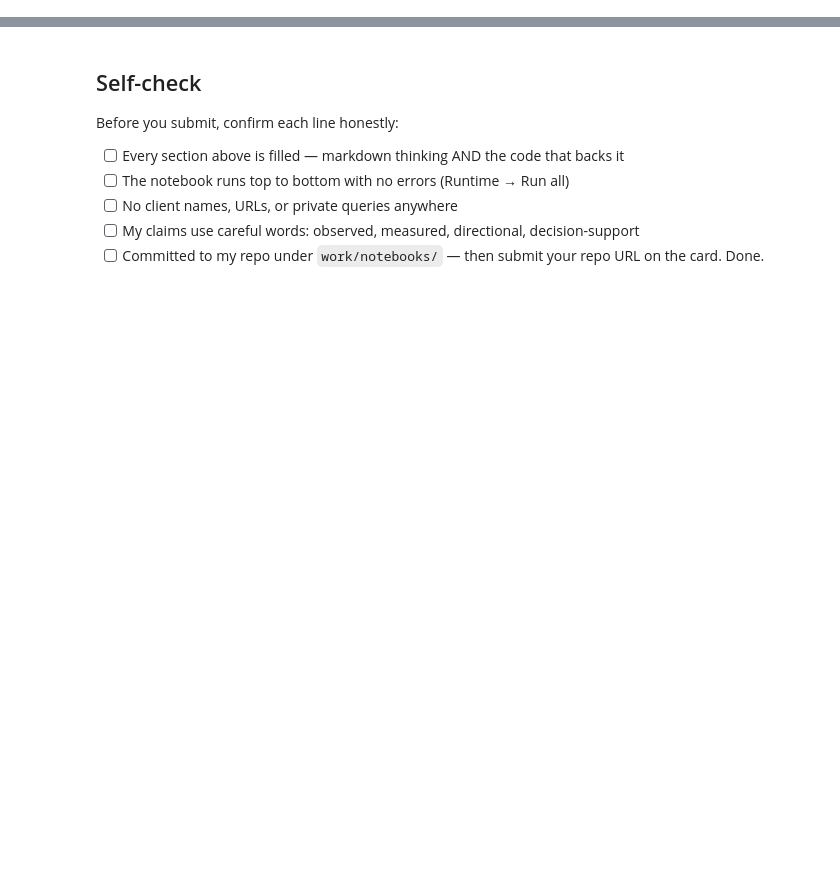
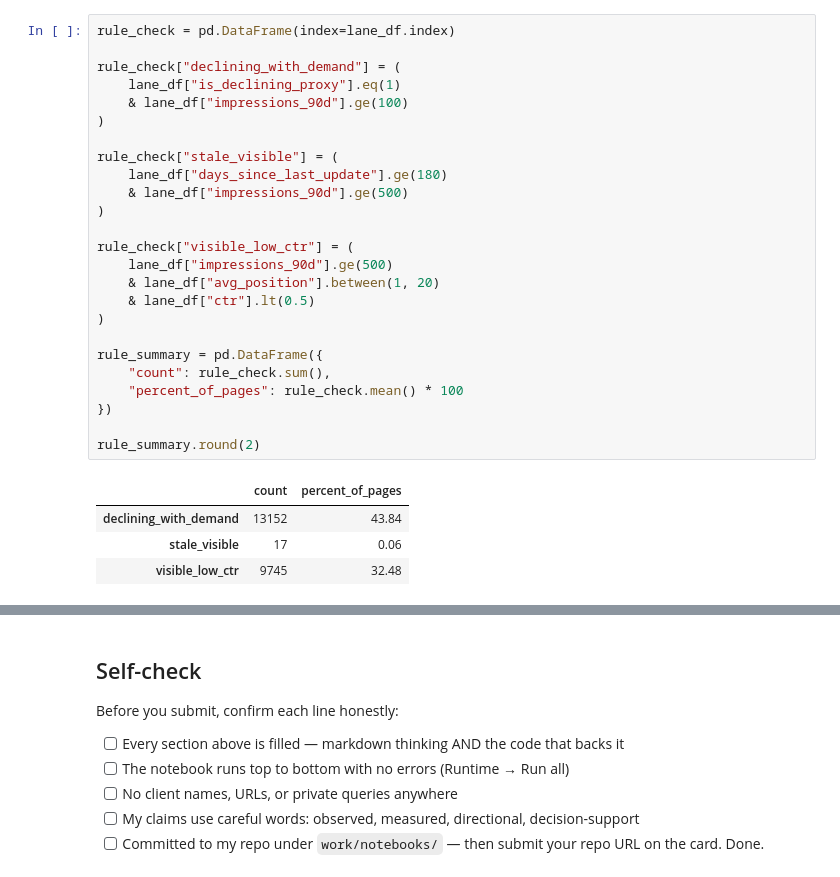
Before and after one commit to jh-emon002/flyrank-intern, a Jupyter notebook: work/notebooks/w02_ml_task_framing.ipynb, the cells around one changed output, grey strips where cells are left out. Drawn from its saved outputs; the diff is of its cells as text; blank space fills up the shorter version.

```diff
--- a/work/notebooks/w02_ml_task_framing.ipynb
+++ b/work/notebooks/w02_ml_task_framing.ipynb
@@ -43,0 +175,30 @@ This skeleton is yours to fill. Work the sections **in order** — each one has
+# %%
+rule_check = pd.DataFrame(index=lane_df.index)
+
+rule_check["declining_with_demand"] = (
+    lane_df["is_declining_proxy"].eq(1)
+    & lane_df["impressions_90d"].ge(100)
+)
+
+rule_check["stale_visible"] = (
+    lane_df["days_since_last_update"].ge(180)
+    & lane_df["impressions_90d"].ge(500)
+)
+
+rule_check["visible_low_ctr"] = (
+    lane_df["impressions_90d"].ge(500)
+    & lane_df["avg_position"].between(1, 20)
+    & lane_df["ctr"].lt(0.5)
+)
+
+rule_summary = pd.DataFrame({
+    "count": rule_check.sum(),
+    "percent_of_pages": rule_check.mean() * 100
+})
+
+rule_summary.round(2)
+# %% [output]
+|  | count | percent_of_pages |
+| declining_with_demand | 13152 | 43.84 |
+| stale_visible | 17 | 0.06 |
+| visible_low_ctr | 9745 | 32.48 |
```
Also changed, not shown: parts of 22 cells of this notebook.
